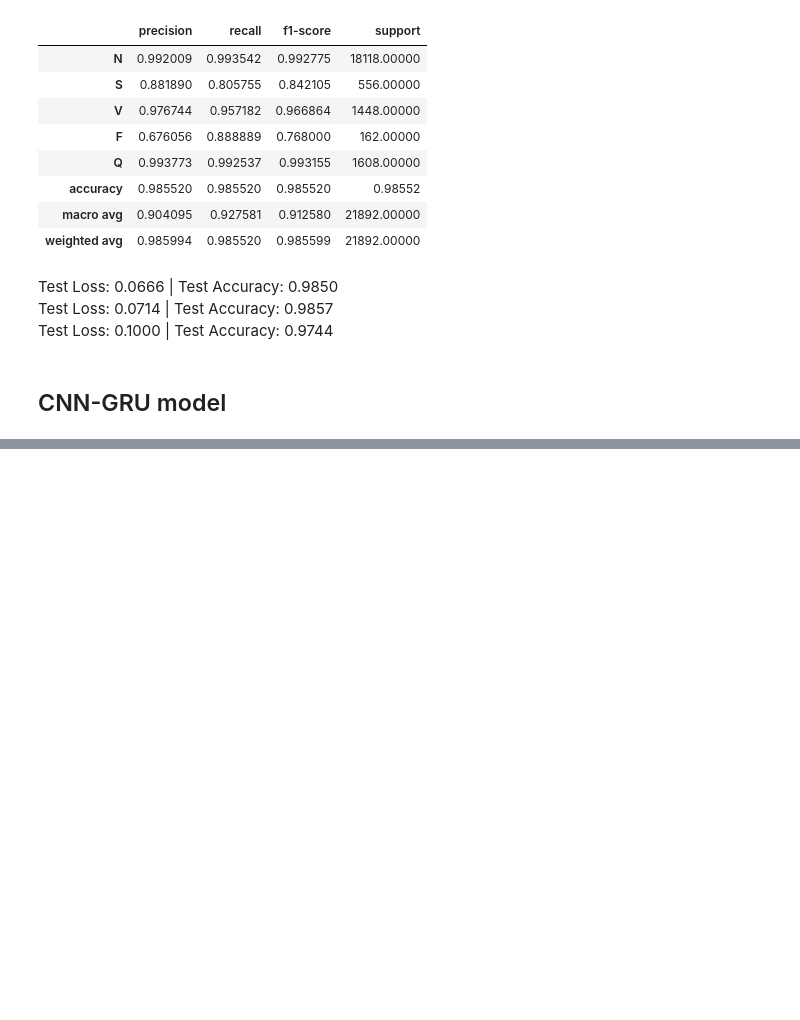
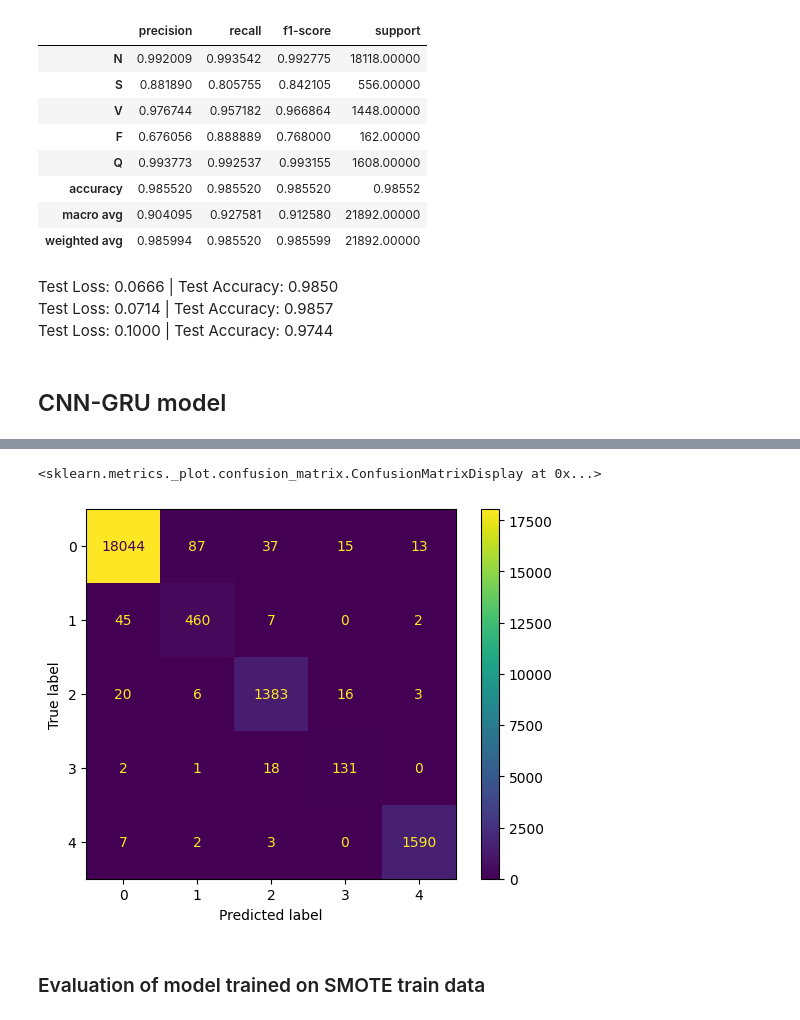
Before and after one commit to RandallCher/Neural-Networks-Project, a Jupyter notebook: main.ipynb, the cells around one changed output, grey strips where cells are left out. Cells and saved outputs as stored; diff of their text form; code cells hidden in the pictures; blank space fills up the shorter version.

```diff
--- a/main.ipynb
+++ b/main.ipynb
@@ -56,6 +42,4 @@ dict_keys(['mitbih_test', 'mitbih_train', 'ptbdb_abnormal', 'ptbdb_normal'])
 # %%
-
-test_df = dataframes['mitbih_test']
-
+test_df = pd.read_csv("Heartbeat_Dataset/mitbih_test.csv")
 print(test_df.shape)
 # %% [output]
@@ -84,6 +63,6 @@ test_df.iloc[:, -1] = test_df.iloc[:, -1].replace(labels)
 # %%
-x_data = test_df.iloc[:,:187]
-y_label = test_df.iloc[:,-1]
+x_data = test_df.iloc[:, :-1]
+y_label = test_df.iloc[:, -1]
 # %%
 y_label.value_counts()
 # %% [output]
@@ -362,0 +390,25 @@ FileNotFoundError: [Errno 2] No such file or directory: './model/CNN_GRU_model.p
+# %%
+# Load test data
+test_data = pd.read_csv('Heartbeat_Dataset/mitbih_test.csv', header=None)
+X_test = test_data.iloc[:, :-1].values
+y_test = test_data.iloc[:, -1].values
+
+X_test = np.expand_dims(X_test, axis=1)  # Change axis from 2 to 1
+
+test_loader = get_dataloader(X_test, y_test, is_train=False)
+# %%
+from common_utils import CNN_GRU
+
+# Load model
+cnn_gru_model = CNN_GRU()
+model_path = './model/cnn_gru_original.pth'
+cnn_gru_model.load_state_dict(torch.load(model_path, weights_only=True))
+
+# Test model
+truths, preds, test_loss, test_acc = test(cnn_gru_model, test_loader)
+
+# Get classification report and confusion matrix
+classes_list = ['N', 'S', 'V', 'F', 'Q']
+labels_list = [0.0, 1.0, 2.0, 3.0, 4.0]
+report = pd.DataFrame(classification_report(truths, preds, labels=labels_list, target_names=classes_list, output_dict=True)).transpose()
+cm = confusion_matrix(truths, preds)
@@ -362,0 +428,9 @@ FileNotFoundError: [Errno 2] No such file or directory: './model/CNN_GRU_model.p
+# %%
+# Display confusion matrix
+disp = ConfusionMatrixDisplay(cm)
+disp.plot()
+# %% [output]
+<sklearn.metrics._plot.confusion_matrix.ConfusionMatrixDisplay at 0x...>
+[figure, added]
+# %% [markdown]
+### Evaluation of model trained on SMOTE train data
```
Also changed, not shown: parts of 48 cells of this notebook.
